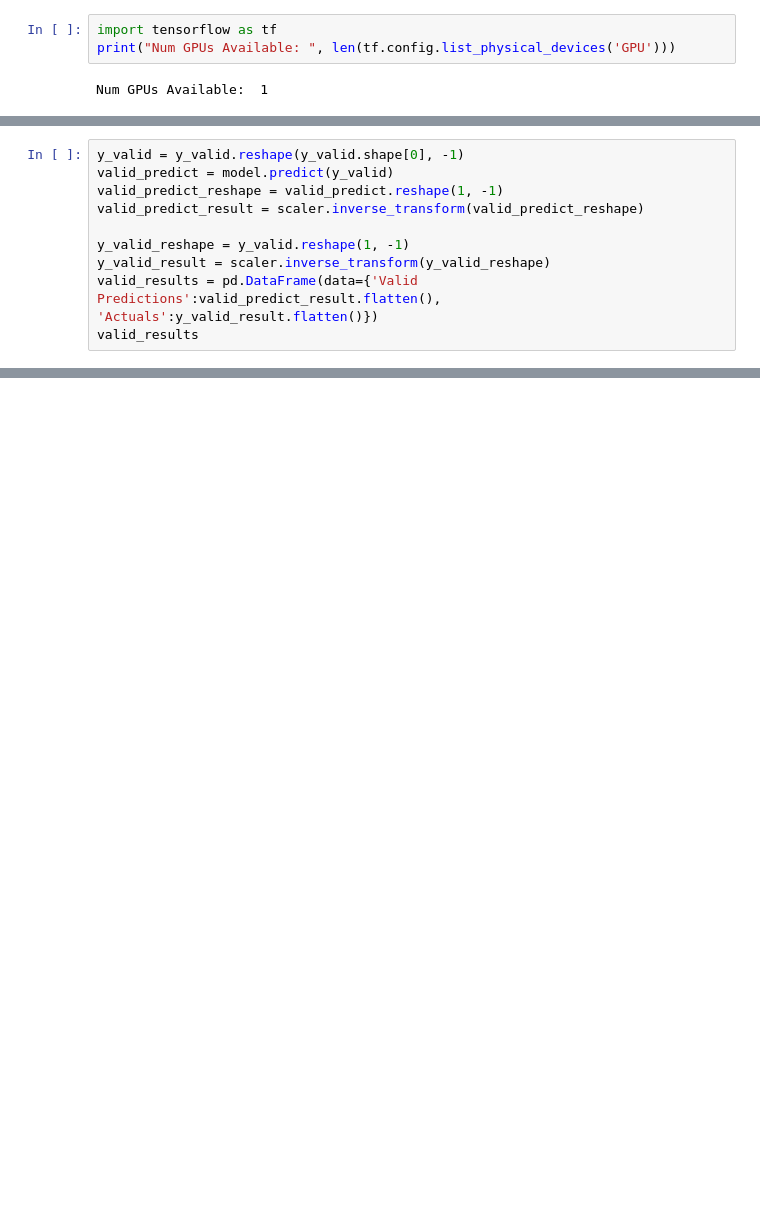
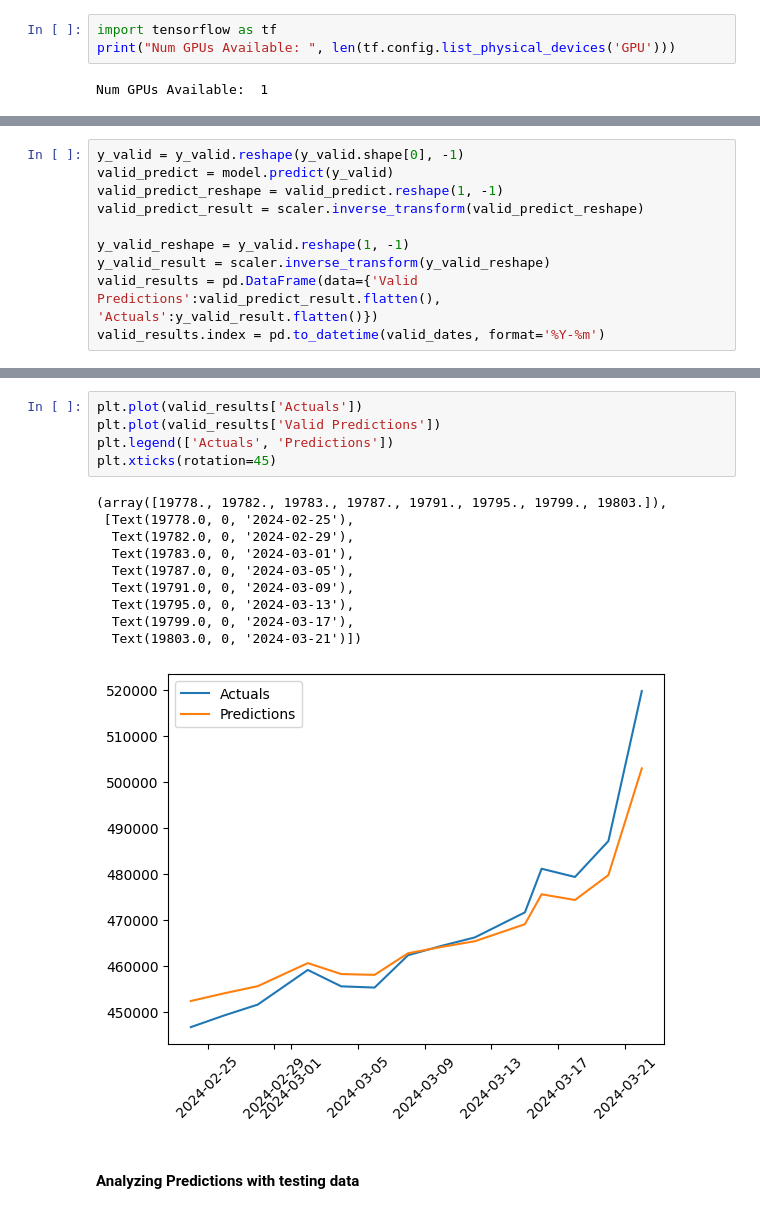
Before and after one commit to kunalmehta14/Learning_ML_Fundamentals, a Jupyter notebook: JupyterNotebooks/LSTM-TimeSeriesData.ipynb, the cells around one changed output, grey strips where cells are left out. Drawn from its saved outputs; the diff is of its cells as text; blank space fills up the shorter version.

```diff
--- a/JupyterNotebooks/LSTM-TimeSeriesData.ipynb
+++ b/JupyterNotebooks/LSTM-TimeSeriesData.ipynb
@@ -216,5 +229,5 @@ valid_predict_result = scaler.inverse_transform(valid_predict_reshape)
 y_valid_reshape = y_valid.reshape(1, -1)
 y_valid_result = scaler.inverse_transform(y_valid_reshape)
 valid_results = pd.DataFrame(data={'Valid Predictions':valid_predict_result.flatten(), 'Actuals':y_valid_result.flatten()})
-valid_results
+valid_results.index = pd.to_datetime(valid_dates, format='%Y-%m')
 # %% [output]
@@ -235,3 +235,21 @@ valid_results
+# %%
+plt.plot(valid_results['Actuals'])
+plt.plot(valid_results['Valid Predictions'])
+plt.legend(['Actuals', 'Predictions'])
+plt.xticks(rotation=45)
+# %% [output]
+(array([19778., 19782., 19783., 19787., 19791., 19795., 19799., 19803.]),
+ [Text(19778.0, 0, '2024-02-25'),
+  Text(19782.0, 0, '2024-02-29'),
+  Text(19783.0, 0, '2024-03-01'),
+  Text(19787.0, 0, '2024-03-05'),
+  Text(19791.0, 0, '2024-03-09'),
+  Text(19795.0, 0, '2024-03-13'),
+  Text(19799.0, 0, '2024-03-17'),
+  Text(19803.0, 0, '2024-03-21')])
+[figure, added]
+# %% [markdown]
+#### Analyzing Predictions with testing data
 # %%
 y_test = y_test.reshape(y_test.shape[0], -1)
 test_predict = model.predict(y_test)
```
Also changed, not shown: parts of 35 cells of this notebook, 5 other files.
